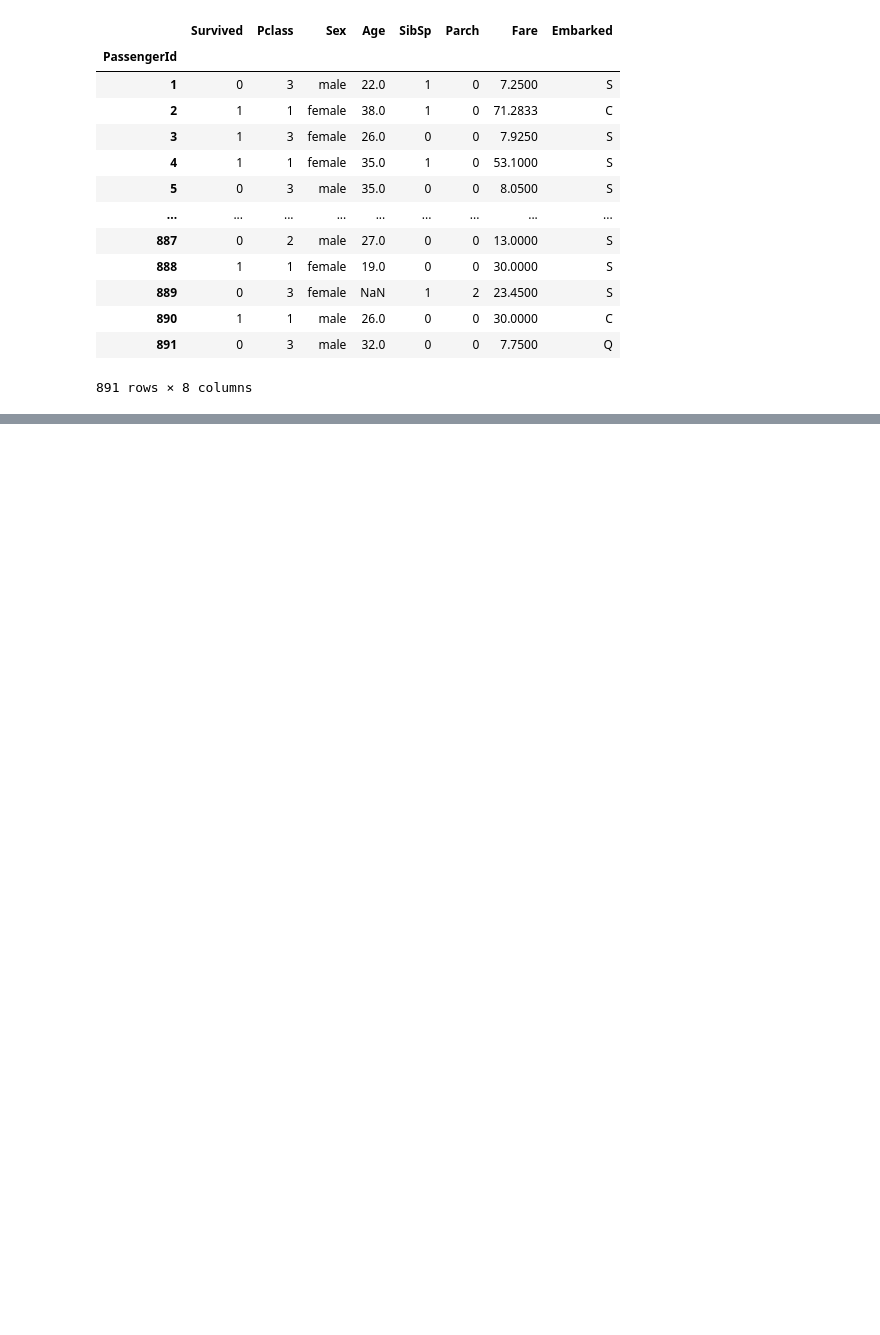
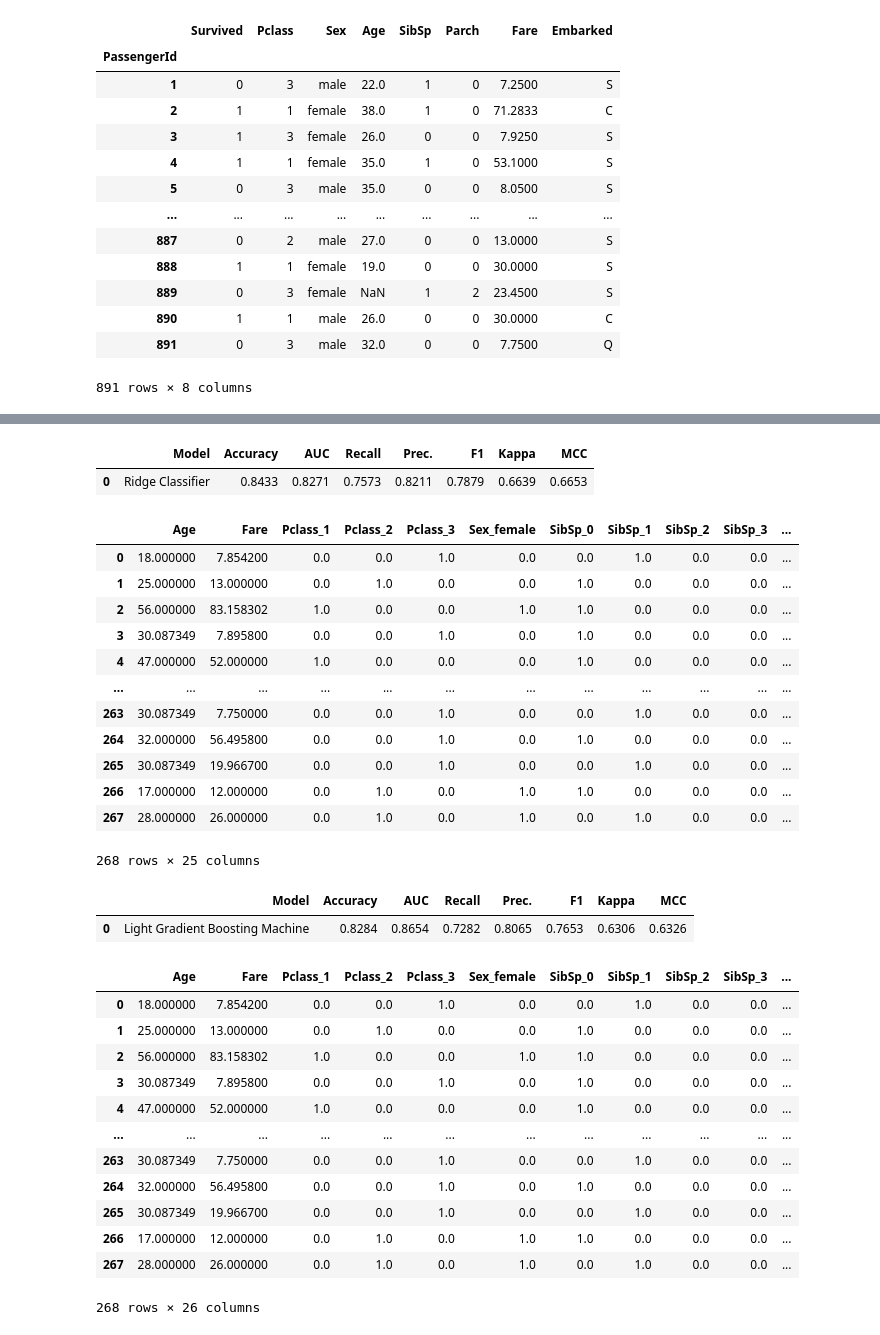
Before and after one commit to diegojeda/Titanic, a Jupyter notebook: Titanic.ipynb, the cells around one changed output, grey strips where cells are left out. Drawn from its saved outputs; the diff is of its cells as text; code cells hidden in the pictures; blank space fills up the shorter version.

```diff
--- a/Titanic.ipynb
+++ b/Titanic.ipynb
@@ -380,0 +569,34 @@ Base
+# %%
+predict_model(tuned_top5[4])
+predict_model(tuned_top5[1])
+# %% [output]
+|  | Model | Accuracy | AUC | Recall | Prec. | F1 | Kappa | MCC |
+| 0 | Ridge Classifier | 0.8433 | 0.8271 | 0.7573 | 0.8211 | 0.7879 | 0.6639 | 0.6653 |
+|  | Age | Fare | Pclass_1 | Pclass_2 | Pclass_3 | Sex_female | SibSp_0 | SibSp_1 | SibSp_2 | SibSp_3 | ... |
+| 0 | 18.000000 | 7.854200 | 0.0 | 0.0 | 1.0 | 0.0 | 0.0 | 1.0 | 0.0 | 0.0 | ... |
+| 1 | 25.000000 | 13.000000 | 0.0 | 1.0 | 0.0 | 0.0 | 1.0 | 0.0 | 0.0 | 0.0 | ... |
+| 2 | 56.000000 | 83.158302 | 1.0 | 0.0 | 0.0 | 1.0 | 1.0 | 0.0 | 0.0 | 0.0 | ... |
+| 3 | 30.087349 | 7.895800 | 0.0 | 0.0 | 1.0 | 0.0 | 1.0 | 0.0 | 0.0 | 0.0 | ... |
+| 4 | 47.000000 | 52.000000 | 1.0 | 0.0 | 0.0 | 0.0 | 1.0 | 0.0 | 0.0 | 0.0 | ... |
+| ... | ... | ... | ... | ... | ... | ... | ... | ... | ... | ... | ... |
+| 263 | 30.087349 | 7.750000 | 0.0 | 0.0 | 1.0 | 0.0 | 0.0 | 1.0 | 0.0 | 0.0 | ... |
+| 264 | 32.000000 | 56.495800 | 0.0 | 0.0 | 1.0 | 0.0 | 1.0 | 0.0 | 0.0 | 0.0 | ... |
+| 265 | 30.087349 | 19.966700 | 0.0 | 0.0 | 1.0 | 0.0 | 0.0 | 1.0 | 0.0 | 0.0 | ... |
+| 266 | 17.000000 | 12.000000 | 0.0 | 1.0 | 0.0 | 1.0 | 1.0 | 0.0 | 0.0 | 0.0 | ... |
+| 267 | 28.000000 | 26.000000 | 0.0 | 1.0 | 0.0 | 1.0 | 0.0 | 1.0 | 0.0 | 0.0 | ... |
+268 rows × 25 columns
+|  | Model | Accuracy | AUC | Recall | Prec. | F1 | Kappa | MCC |
+| 0 | Light Gradient Boosting Machine | 0.8284 | 0.8654 | 0.7282 | 0.8065 | 0.7653 | 0.6306 | 0.6326 |
+|  | Age | Fare | Pclass_1 | Pclass_2 | Pclass_3 | Sex_female | SibSp_0 | SibSp_1 | SibSp_2 | SibSp_3 | ... |
+| 0 | 18.000000 | 7.854200 | 0.0 | 0.0 | 1.0 | 0.0 | 0.0 | 1.0 | 0.0 | 0.0 | ... |
+| 1 | 25.000000 | 13.000000 | 0.0 | 1.0 | 0.0 | 0.0 | 1.0 | 0.0 | 0.0 | 0.0 | ... |
+| 2 | 56.000000 | 83.158302 | 1.0 | 0.0 | 0.0 | 1.0 | 1.0 | 0.0 | 0.0 | 0.0 | ... |
+| 3 | 30.087349 | 7.895800 | 0.0 | 0.0 | 1.0 | 0.0 | 1.0 | 0.0 | 0.0 | 0.0 | ... |
+| 4 | 47.000000 | 52.000000 | 1.0 | 0.0 | 0.0 | 0.0 | 1.0 | 0.0 | 0.0 | 0.0 | ... |
+| ... | ... | ... | ... | ... | ... | ... | ... | ... | ... | ... | ... |
+| 263 | 30.087349 | 7.750000 | 0.0 | 0.0 | 1.0 | 0.0 | 0.0 | 1.0 | 0.0 | 0.0 | ... |
+| 264 | 32.000000 | 56.495800 | 0.0 | 0.0 | 1.0 | 0.0 | 1.0 | 0.0 | 0.0 | 0.0 | ... |
+| 265 | 30.087349 | 19.966700 | 0.0 | 0.0 | 1.0 | 0.0 | 0.0 | 1.0 | 0.0 | 0.0 | ... |
+| 266 | 17.000000 | 12.000000 | 0.0 | 1.0 | 0.0 | 1.0 | 1.0 | 0.0 | 0.0 | 0.0 | ... |
+| 267 | 28.000000 | 26.000000 | 0.0 | 1.0 | 0.0 | 1.0 | 0.0 | 1.0 | 0.0 | 0.0 | ... |
+268 rows × 26 columns
```
Also changed, not shown: parts of 17 cells of this notebook.
